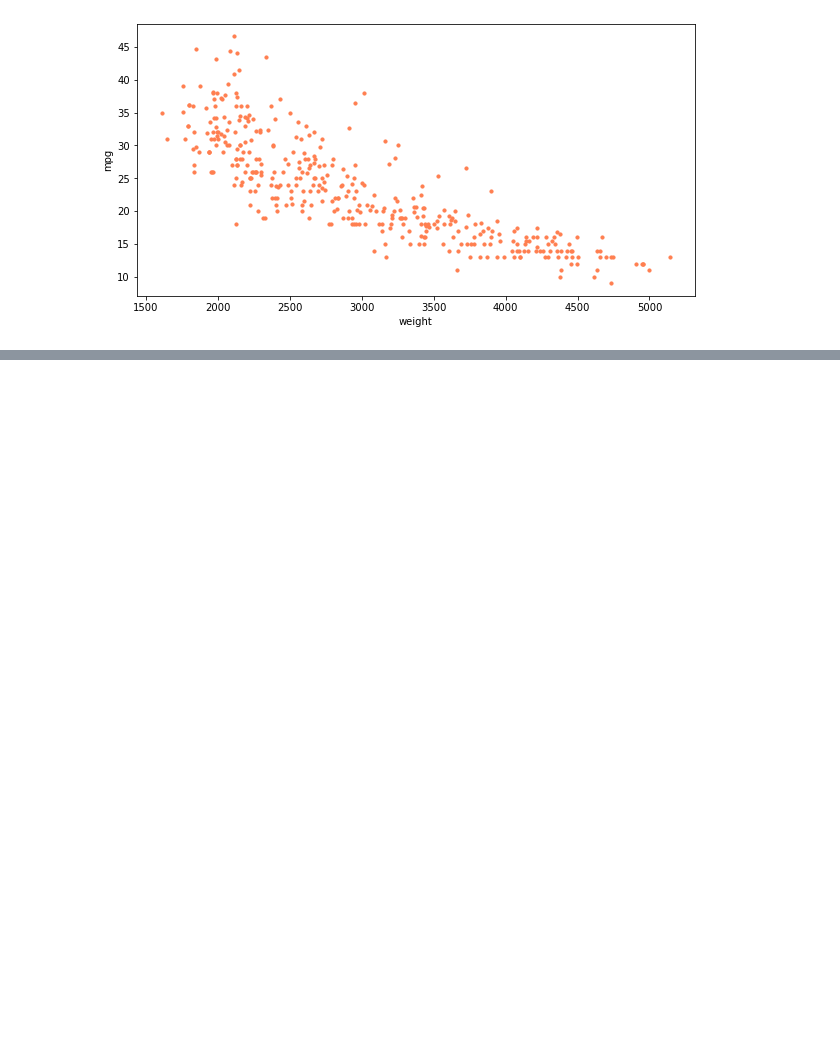
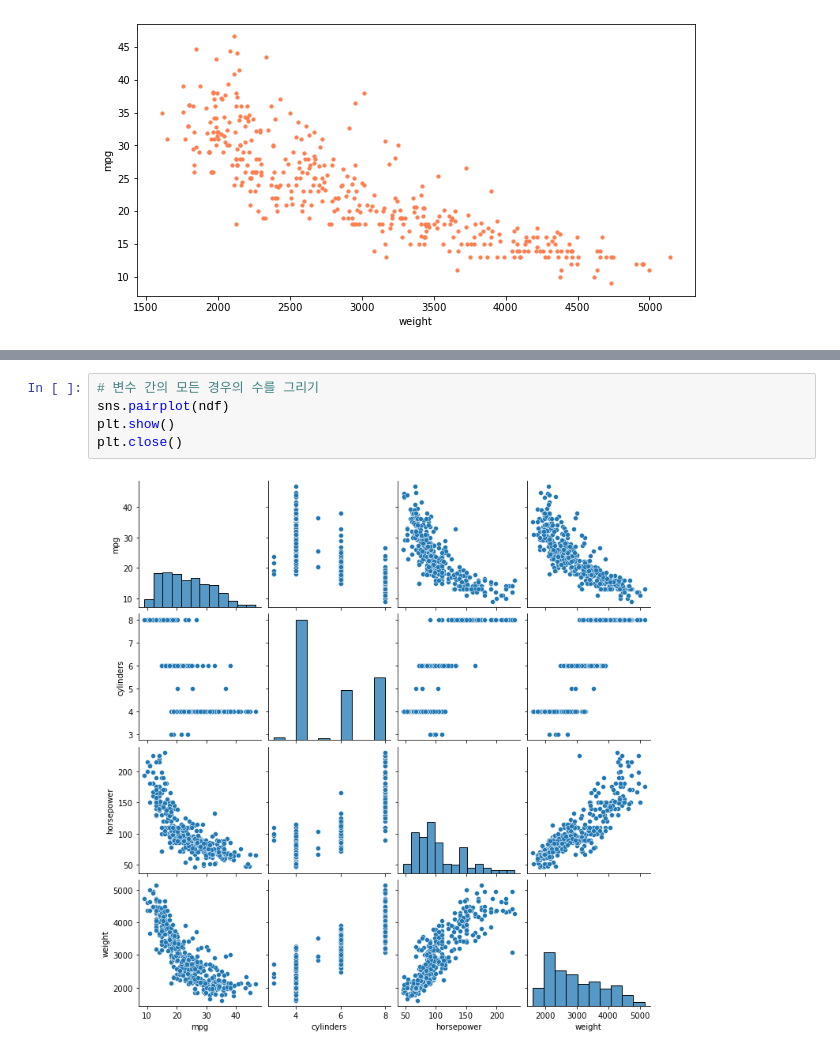
Before and after one commit to poscoun/Goott_BigData, a Jupyter notebook: bigdata/ml/SupervisedEx04.ipynb, the cells around one changed output, grey strips where cells are left out. Drawn from its saved outputs; the diff is of its cells as text; blank space fills up the shorter version.

```diff
--- a/bigdata/ml/SupervisedEx04.ipynb
+++ b/bigdata/ml/SupervisedEx04.ipynb
@@ -121,0 +143,7 @@ plt.close()
+# %%
+# 변수 간의 모든 경우의 수를 그리기
+sns.pairplot(ndf)
+plt.show()
+plt.close()
+# %% [output]
+[figure, added]
```
Also changed, not shown: parts of 28 cells of this notebook, 1 other file.
